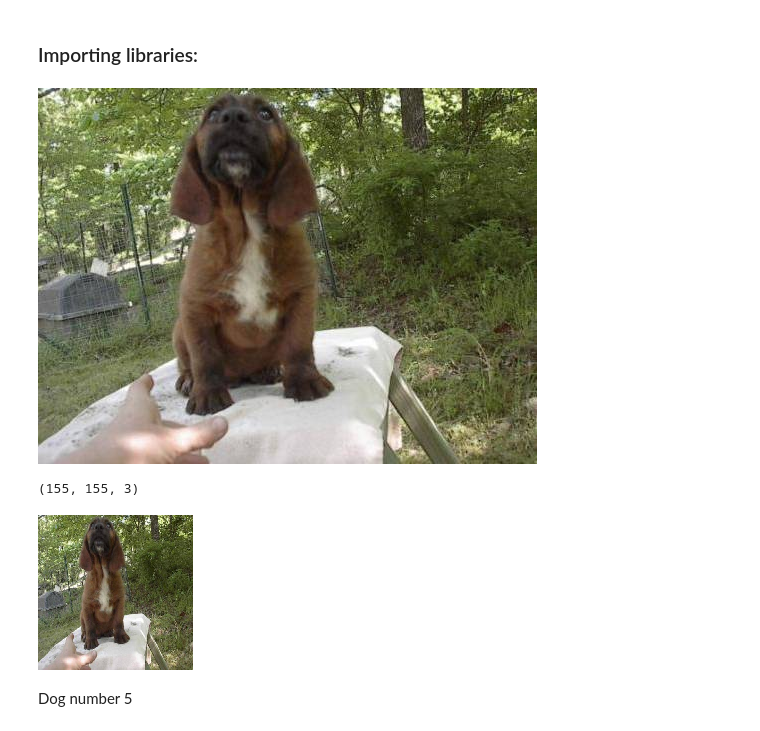
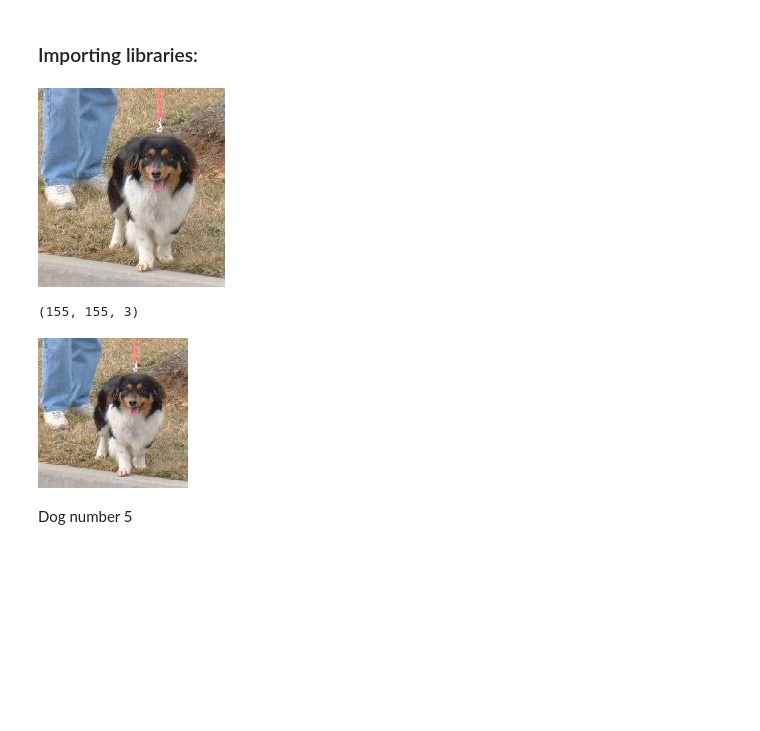
Before and after one commit to aenoboa1/ML-Zoomcamp-Homeworks, a Jupyter notebook: WEEK 8/Homework/homework.ipynb, the cells around one changed output. Drawn from its saved outputs; the diff is of its cells as text; code cells hidden in the pictures; blank space fills up the shorter version.

```diff
--- a/WEEK 8/Homework/homework.ipynb
+++ b/WEEK 8/Homework/homework.ipynb
@@ -14,9 +14,9 @@ from tensorflow.keras.preprocessing.image import ImageDataGenerator
 from tensorflow.keras.preprocessing.image import load_img
 # %%
 path = 'data/actual/train/dogs'
-name = 'dog.5.jpg'
+name = 'dog.2.jpg'
 fullname = f'{path}/{name}'
 load_img(fullname)
 # %% [output]
-[figure, old version]
+[figure, new version]
 # %%
@@ -27,9 +27,9 @@ x.shape
 # %% [output]
 (155, 155, 3)
 # %%
-load_img(fullname, target_size=(155, 155))
+load_img(fullname, target_size=(150, 150))
 # %% [output]
-[figure, old version]
+[figure, new version]
 # %% [markdown]
 Dog number 5
 # %%
```
Also changed, not shown: parts of 15 cells of this notebook, 15 other files.
